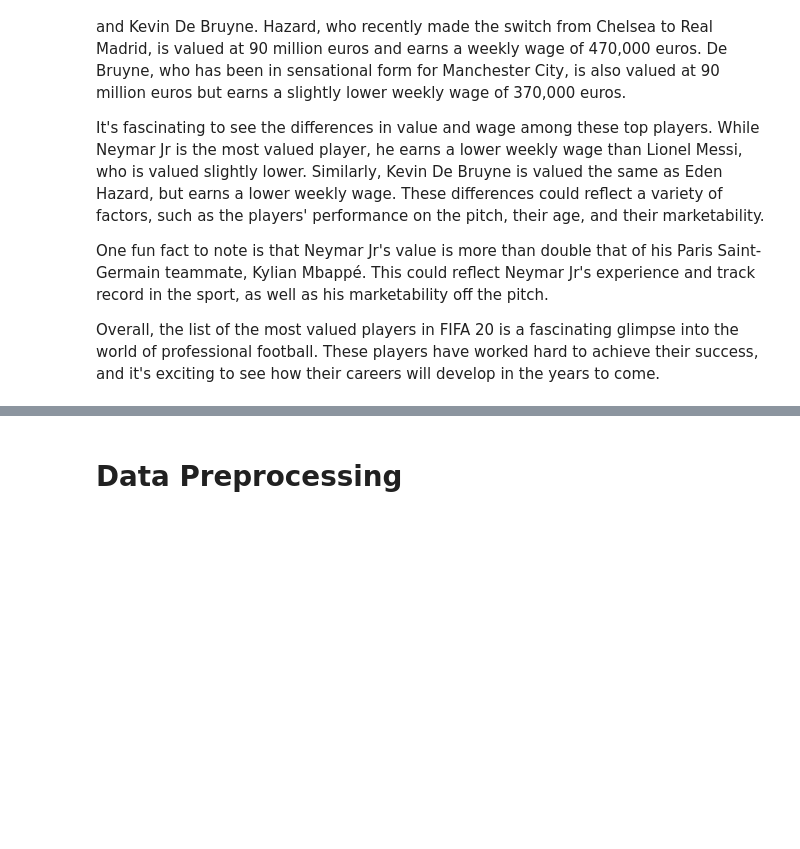
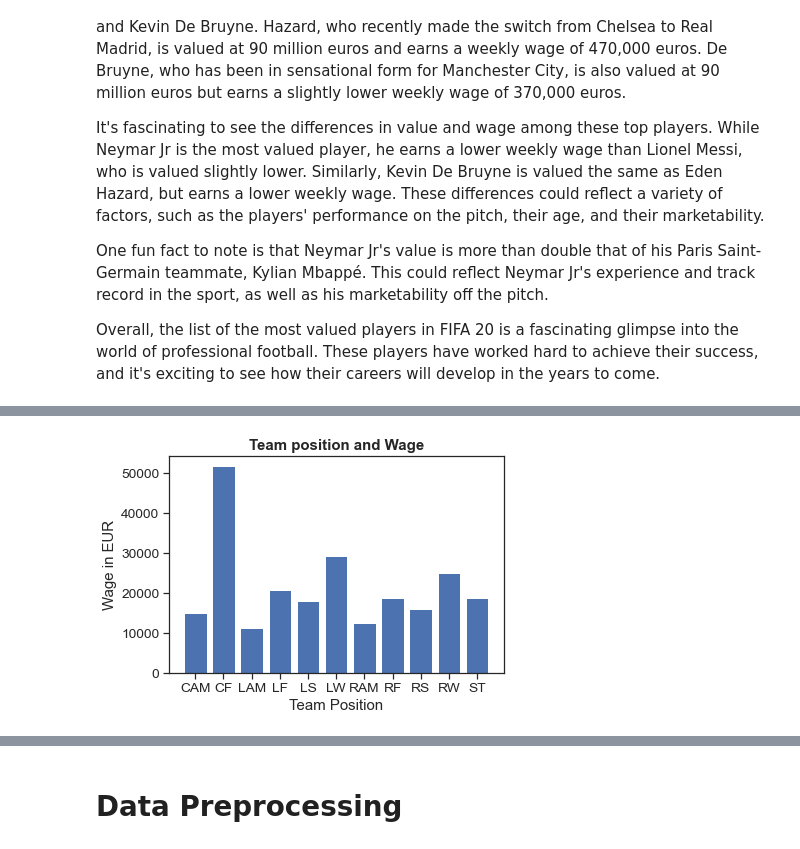
Before and after one commit to mdushetwar/Fifa-Players--EDA-Clustering, a Jupyter notebook: PRCP-1004-Fifa20.ipynb, the cells around one changed output, grey strips where cells are left out. Saved outputs shown, nothing was run; the diff lists cells and outputs as text; code cells hidden in the pictures; blank space fills up the shorter version.

```diff
--- a/PRCP-1004-Fifa20.ipynb
+++ b/PRCP-1004-Fifa20.ipynb
@@ -540,0 +557,11 @@ Overall, the list of the most valued players in FIFA 20 is a fascinating glimpse
+# %%
+offensive_pos= ['RW', 'LW', 'CAM', 'ST', 'CF', 'LS', 'RAM', 'RS', 'RF', 'LF', 'LAM']
+# %%
+off_players= players[players['team_position'].isin(offensive_pos)]
+off_avg= off_players.groupby('team_position')['wage_eur'].mean()
+plt.bar(off_avg.keys(), off_avg.values)
+plt.xlabel('Team Position')
+plt.ylabel('Wage in EUR')
+plt.title('Team position and Wage', fontsize=15, fontweight='bold');
+# %% [output]
+[figure, added]
```
Also changed, not shown: parts of 6 cells of this notebook.
